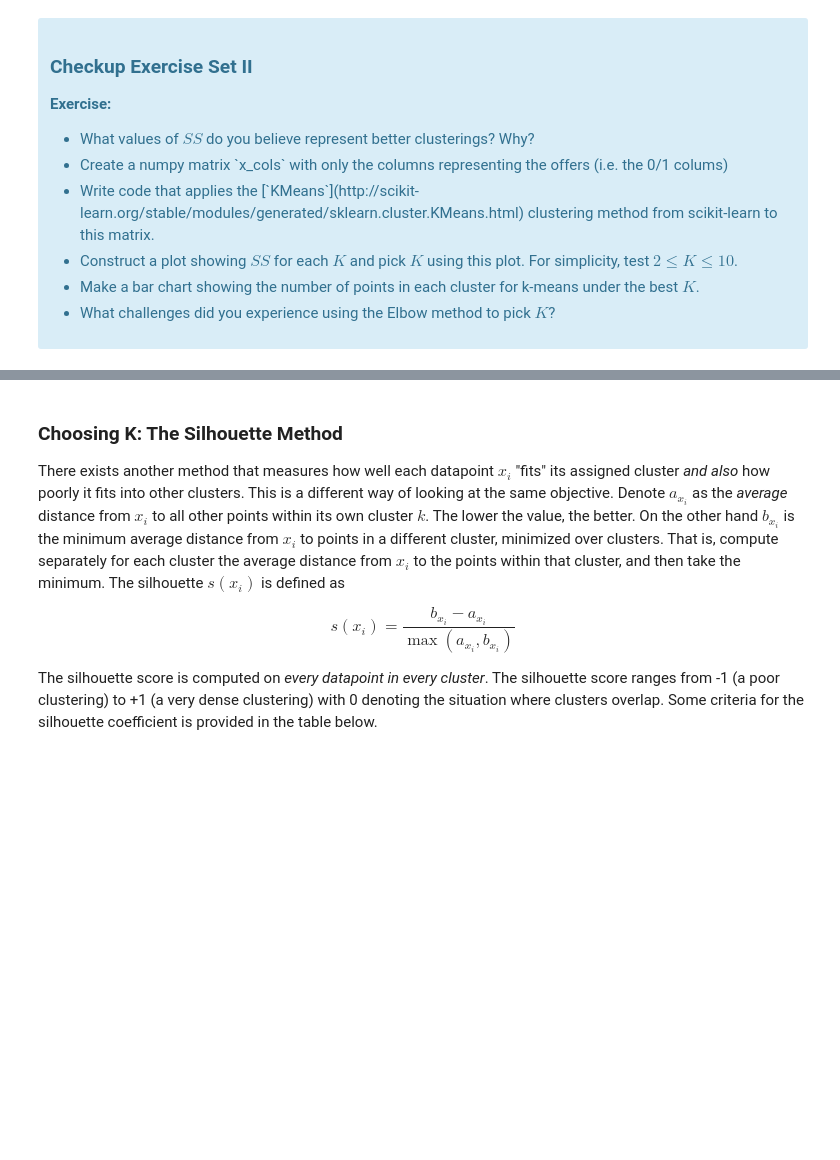
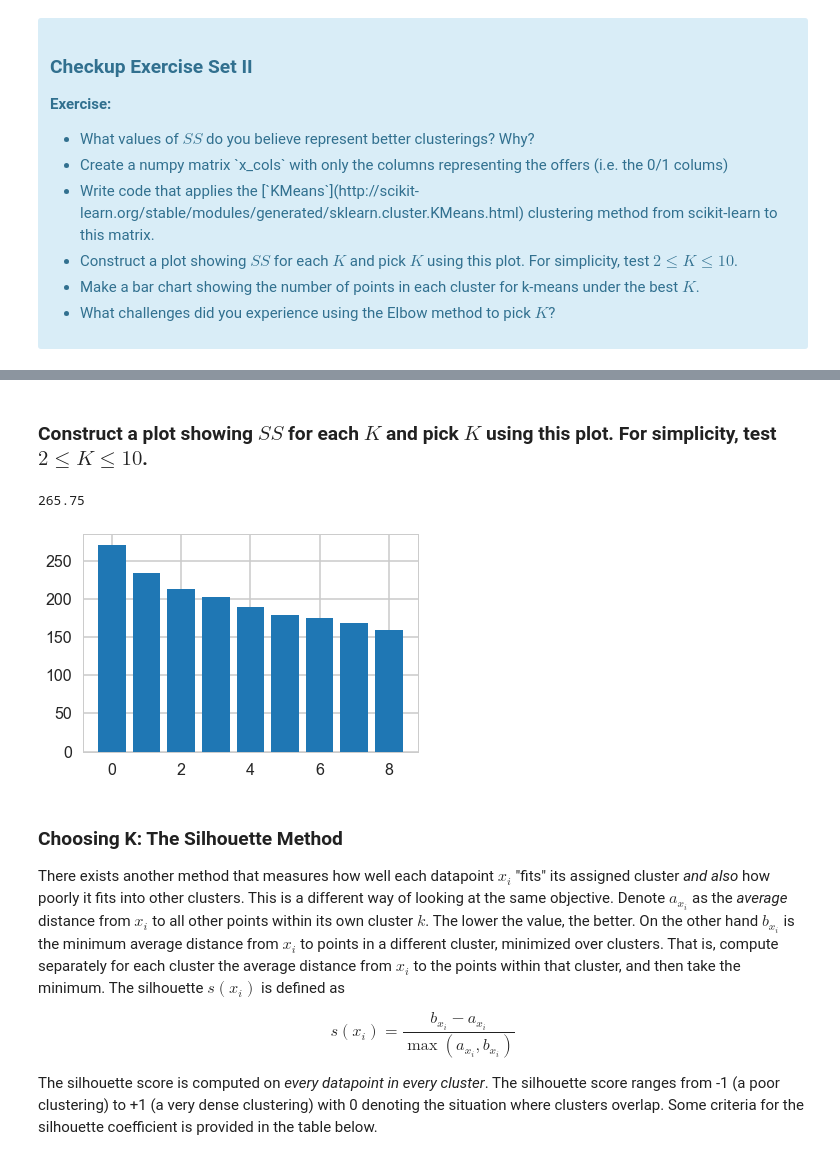
Before and after one commit to tanaysd/Data-Science-Springboard, a Jupyter notebook: 11_5_3_Customer_Segmentation_Clustering.ipynb, the cells around one changed output, grey strips where cells are left out. Cells and saved outputs as stored; diff of their text form; code cells hidden in the pictures; blank space fills up the shorter version.

```diff
--- a/11_5_3_Customer_Segmentation_Clustering.ipynb
+++ b/11_5_3_Customer_Segmentation_Clustering.ipynb
@@ -17,7 +18,7 @@ sns.set_context("poster")
 
 The dataset contains information on marketing newsletters/e-mail campaigns (e-mail offers sent to customers) and transaction level data from customers. The transactional data shows which offer customers responded to, and what the customer ended up buying. The data is presented as an Excel workbook containing two worksheets. Each worksheet contains a different dataset.
 # %%
-df_offers = pd.read_excel("./WineKMC.xlsx", sheetname=0)
+df_offers = pd.read_excel("./WineKMC.xlsx", sheet_name=0)
 df_offers.columns = ["offer_id", "campaign", "varietal", "min_qty", "discount", "origin", "past_peak"]
 df_offers.head()
 # %% [output]
@@ -30,7 +31,7 @@ df_offers.head()
 # %% [markdown]
 We see that the first dataset contains information about each offer such as the month it is in effect and several attributes about the wine that the offer refers to: the variety, minimum quantity, discount, country of origin and whether or not it is past peak. The second dataset in the second worksheet contains transactional data -- which offer each customer responded to.
 # %%
-df_transactions = pd.read_excel("./WineKMC.xlsx", sheetname=1)
+df_transactions = pd.read_excel("./WineKMC.xlsx", sheet_name=1)
 df_transactions.columns = ["customer_name", "offer_id"]
 df_transactions['n'] = 1
 df_transactions.head()
@@ -132,0 +149,8 @@ where $x_i$ is a point, $C_k$ represents cluster $k$ and $\mu_k$ is the centroid
+# %%
+# your turn
+from sklearn.cluster import KMeans
+cluster = KMeans(n_clusters=3)
+
+# slice matrix so we only include the 0/1 indicator columns in the clustering
+response_matrix['cluster'] = cluster.fit_predict(response_matrix[response_matrix.columns[2:]])
+response_matrix.cluster.value_counts()
@@ -133,3 +172,26 @@ where $x_i$ is a point, $C_k$ represents cluster $k$ and $\mu_k$ is the centroid
+# %% [markdown]
+### Construct a plot showing $SS$ for each $K$ and pick $K$ using this plot. For simplicity, test $2 \le K \le 10$.
+# %%
+cluster.inertia_
+# %% [output]
+265.75
+# %%
+SS_K_=list()
+for i in range(2,11):
+    cluster = KMeans(n_clusters=i)
+    cluster.fit_predict(response_matrix[response_matrix.columns[2:]])
+    SS_K_.append((i, cluster.inertia_))
+# %%
+import matplotlib.pyplot as plt
+
+labels, ys = zip(*SS_K_)
+
+xs = np.arange(len(labels))
+width = 1
+
+_=plt.bar(xs, ys)
+# %% [output]
+[figure, added]
 # %% [markdown]
 ### Choosing K: The Silhouette Method
 
```
Also changed, not shown: parts of 17 cells of this notebook.
